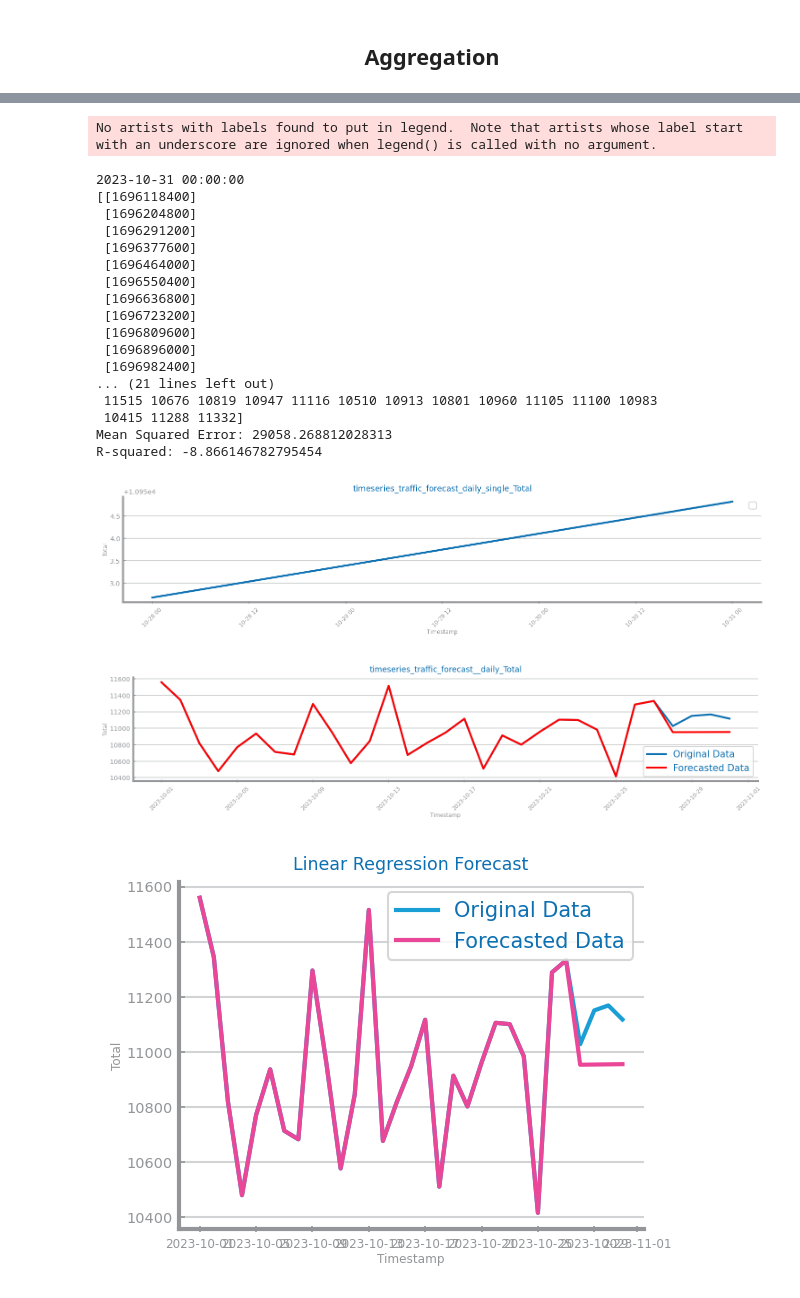
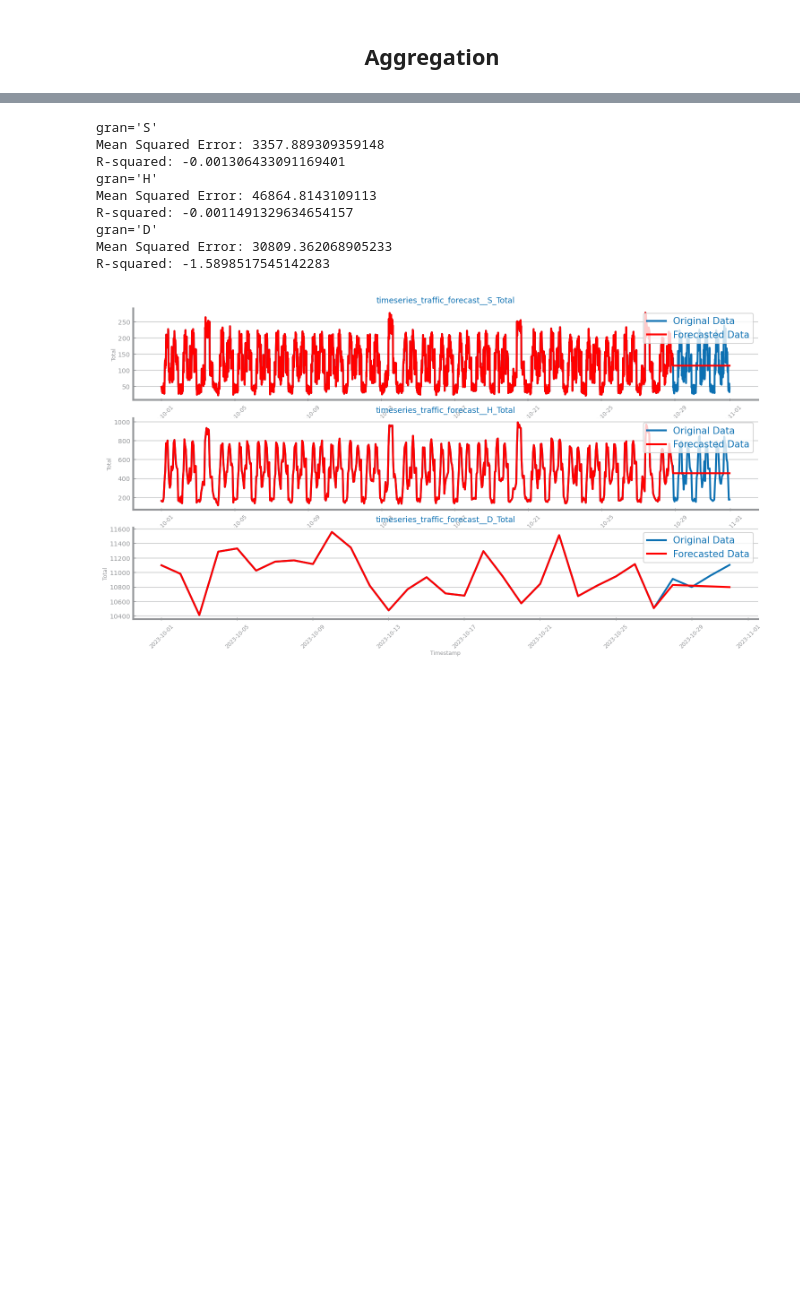
Before and after one commit to DaviGiordano/data-science-course-project, a Jupyter notebook: ipynb_files/Time Series/Transformation/Lab422_ts_aggregation.ipynb, the cells around one changed output, grey strips where cells are left out. Drawn from its saved outputs; the diff is of its cells as text; code cells hidden in the pictures; blank space fills up the shorter version.

Commit message:
Combine aggregation plots in one single plot

```diff
--- a/ipynb_files/Time Series/Transformation/Lab422_ts_aggregation.ipynb
+++ b/ipynb_files/Time Series/Transformation/Lab422_ts_aggregation.ipynb
@@ -18,7 +18,7 @@ data: DataFrame = read_csv(
     parse_dates=True,
     infer_datetime_format=True,
 )
-
+data = data.sort_values(['Timestamp'], ascending=True)
 series: Series = data[target]
 print(series.index[0])
 print(series.index[-1])
@@ -82,10 +85,11 @@ data: DataFrame = read_csv(
     parse_dates=True,
     infer_datetime_format=True,
 )
+data = data.sort_values(['Timestamp'], ascending=True)
 granularities=["S", "H", "D"]
 fig, axs = subplots(len(granularities), 1, figsize=(3 * HEIGHT, HEIGHT / 2 * len(granularities)))
 
-for gran in granularities:
+for i, gran in enumerate(granularities):
     series: Series = data[target]
     series: Series = ts_aggregation_by(series, gran_level=gran, agg_func="sum")
 
@@ -100,7 +104,7 @@ for gran in granularities:
     # Reshape the target variable (y)
     y_train = train_series.values
     y_test = test_series.values
-    print(y_train)
+    # print(y_train)
     # Initializing and fitting the linear regression model
     model = LinearRegression()
     model.fit(X_train, y_train)
@@ -112,55 +116,48 @@ for gran in granularities:
     mse = mean_squared_error(y_test, predictions)
     r_squared = r2_score(y_test, predictions)
 
+    print(f"{gran=}")
     print(f"Mean Squared Error: {mse}")
     print(f"R-squared: {r_squared}")
 
     future_timestamps = test_series.index  # Change this to your future timestamps
 
     # Creating a pandas Series for the forecasted values with the corresponding timestamps
     forecast_series = pd.Series(predictions.flatten(), index=future_timestamps)
 
     # Optionally, you can concatenate the train_series and forecast_series for visualization or further analysis
     combined_series = pd.concat([train_series, forecast_series])
 
     plot_line_chart(
         series.index.to_list(),
         series.to_list(),
+        ax=axs[i],
         xlabel=series.index.name,
         ylabel=target,
         title=f"{file_tag}_forecast_{gran}_{target}",
         name='Original Data'
     )
     plot_line_chart(
         combined_series.index.to_list(),
         combined_series.to_list(),
+        ax=axs[i],
         xlabel=series.index.name,
         ylabel=target,
         title=f"{file_tag}_forecast__{gran}_{target}",
         color='RED',
         name='Forecasted Data'
     )
-    plt.savefig(f"{file_tag}_forecast_{target}")
-    show()
+
+plt.savefig(f"{file_tag}_forecast_{target}")
+show()
 # %% [output]
-No artists with labels found to put in legend.  Note that artists whose label start with an underscore are ignored when legend() is called with no argument.
+gran='S'
+Mean Squared Error: 3357.889309359148
+R-squared: -0.001306433091169401
+gran='H'
+Mean Squared Error: 46864.8143109113
+R-squared: -0.0011491329634654157
+gran='D'
+Mean Squared Error: 30809.362068905233
+R-squared: -1.5898517545142283
-2023-10-31 00:00:00
-[[1696118400]
- [1696204800]
- [1696291200]
- [1696377600]
- [1696464000]
- [1696550400]
- [1696636800]
- [1696723200]
- [1696809600]
- [1696896000]
- [1696982400]
-... (21 lines left out)
- 11515 10676 10819 10947 11116 10510 10913 10801 10960 11105 11100 10983
- 10415 11288 11332]
-Mean Squared Error: 29058.268812028313
-R-squared: -8.866146782795454
-[figure, old version]
+[figure, new version]
-[figure, removed]
-[figure, removed]
```
Also changed, not shown: parts of 3 cells of this notebook, 4 other files.
